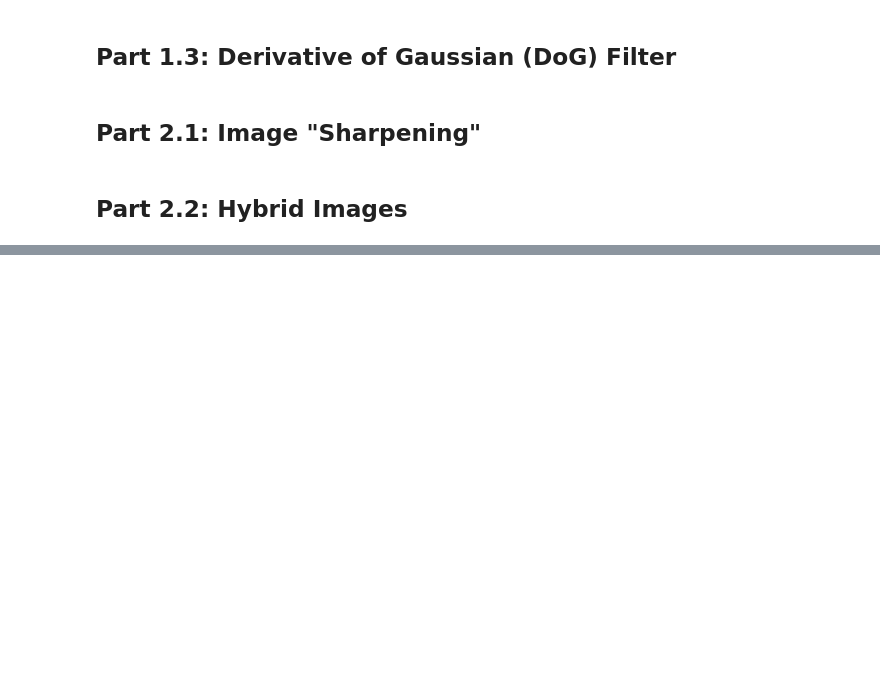
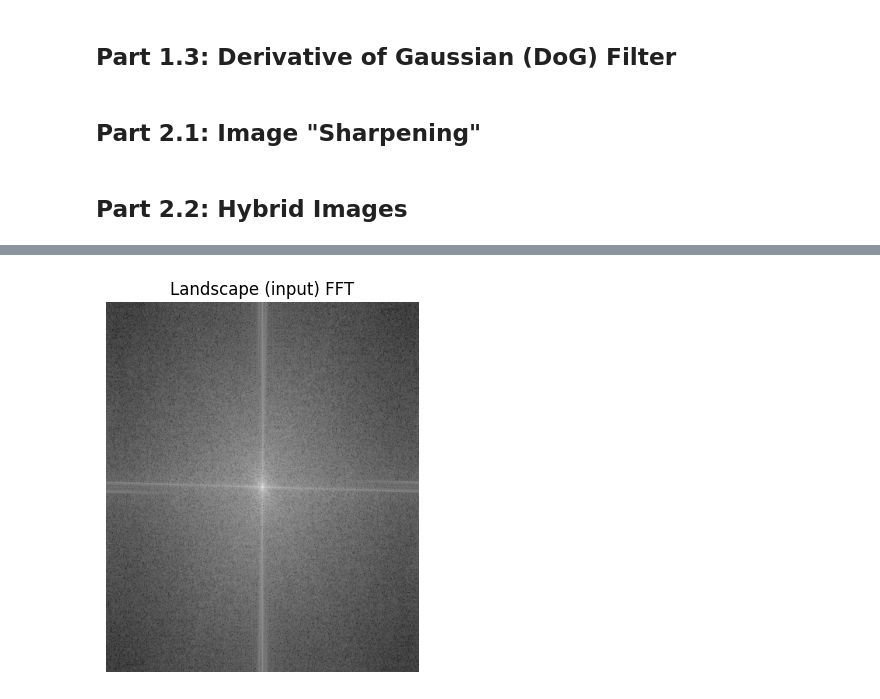
Before and after one commit to MERC13/cs180, a Jupyter notebook: proj2/main.ipynb, the cells around one changed output, grey strips where cells are left out. Saved outputs shown, nothing was run; the diff lists cells and outputs as text; code cells hidden in the pictures; blank space fills up the shorter version.

```diff
--- a/proj2/main.ipynb
+++ b/proj2/main.ipynb
@@ -180,17 +180,23 @@ show_fit('Sonion Ring Unsharp', im_sonion_ring_sharp)
 ## Part 2.2: Hybrid Images
 # %%
 # starter code
+import math
 import skimage.transform as sktr
 
 
 def get_points(im1: np.ndarray, im2: np.ndarray) -> tuple:
+    ip = get_ipython()
+    if ip is not None:
+        ip.run_line_magic('matplotlib', 'tk')
     print('Please select 2 points in each image for alignment.')
-    plt.imshow(im1)
+    plt.imshow(im1, cmap='gray')
     p1, p2 = plt.ginput(2)
     plt.close()
-    plt.imshow(im2)
+    plt.imshow(im2, cmap='gray')
     p3, p4 = plt.ginput(2)
     plt.close()
+    if ip is not None:
+        ip.run_line_magic('matplotlib', 'inline')
     return (p1, p2, p3, p4)
 
 
@@ -202,7 +208,7 @@ def recenter(im: np.ndarray, r: float, c: float) -> np.ndarray:
                  (0 if c > (C-1)/2 else cpad, 0 if c < (C-1)/2 else cpad)]
     if im.ndim == 3:
         pad_width.append((0, 0))
-    return np.pad(im, pad_width, 'constant')
+    return np.pad(im, pad_width, mode='constant', constant_values=1.0)
 
 
 def find_centers(p1: tuple, p2: tuple) -> tuple:
@@ -240,7 +246,7 @@ def rotate_im1(im1: np.ndarray, pts: tuple) -> tuple:
     theta1 = math.atan2(-(p2[1] - p1[1]), (p2[0] - p1[0]))
     theta2 = math.atan2(-(p4[1] - p3[1]), (p4[0] - p3[0]))
     dtheta = theta2 - theta1
-    im1 = sktr.rotate(im1, dtheta*180/np.pi)
+    im1 = sktr.rotate(im1, dtheta*180/np.pi, mode='constant', cval=1.0)
     return im1, dtheta
 
 
@@ -268,23 +274,63 @@ def align_images(im1: np.ndarray, im2: np.ndarray) -> tuple:
     im1, im2 = match_img_size(im1, im2)
     return im1, im2
 # %%
-# First load images
+def hybrid_image(im1: np.ndarray, im2: np.ndarray, sigma1: float, sigma2: float):
+    g1 = cv2.getGaussianKernel(ksize=9, sigma=sigma1)
+    g2 = cv2.getGaussianKernel(ksize=9, sigma=sigma2)
 
-# high sf
-im1 = plt.imread('./DerekPicture.jpg') / 255.
+    # Low-pass filter im1
+    low_pass_im1 = cv2.filter2D(im1, -1, g1 @ g1.T)
 
-# low sf
-im2 = plt.imread('./nutmeg.jpg') / 255.
+    # High-pass filter im2
+    low_pass_im2 = cv2.filter2D(im2, -1, g2 @ g2.T)
+    high_pass_im2 = im2 - low_pass_im2
 
-# Next align images (this code is provided, but may be improved)
+    # Combine the two images to create the hybrid image
+    hybrid = low_pass_im1 + high_pass_im2
+
+    # Clip values to [0, 1] range
+    hybrid = np.clip(hybrid, 0, 1)
+
+    return hybrid, low_pass_im1, high_pass_im2
+
+im1 = cv2.imread('data/speed_smile.jpg', cv2.IMREAD_GRAYSCALE).astype(np.float64) / 255.
+im2 = cv2.imread('data/speed.jpg', cv2.IMREAD_GRAYSCALE).astype(np.float64) / 255.
+
 im1_aligned, im2_aligned = align_images(im1, im2)
 
-## You will provide the code below. Sigma1 and sigma2 are arbitrary
-## cutoff values for the high and low frequencies
+sigma1 = 25.0
+sigma2 = 35.0
+hybrid, _, _ = hybrid_image(im2_aligned, im1_aligned, sigma1, sigma2)
 
-sigma1 = ...
-sigma2 = ...
-hybrid = hybrid_image(im1, im2, sigma1, sigma2)
+cv2.imshow('hybrid', hybrid)
+cv2.waitKey(0)
+cv2.destroyAllWindows()
 
-plt.imshow(hybrid)
-plt.show()
+im1 = cv2.imread('data/landscape.jpg', cv2.IMREAD_GRAYSCALE).astype(np.float64) / 255.
+im2 = cv2.imread('data/josh.jpg', cv2.IMREAD_GRAYSCALE).astype(np.float64) / 255.
+
+im1_aligned, im2_aligned = align_images(im1, im2)
+
+sigma1 = 35.0
+sigma2 = 5.0
+hybrid, low_pass_im1, high_pass_im2 = hybrid_image(im2_aligned, im1_aligned, sigma1, sigma2)
+
+cv2.imshow('hybrid', hybrid)
+cv2.waitKey(0)
+cv2.destroyAllWindows()
+
+def show_fft(im: np.ndarray, title: str) -> None:
+    """Display the log-magnitude 2D FFT of a grayscale image."""
+    spectrum = np.log(np.abs(np.fft.fftshift(np.fft.fft2(im))) + 1e-8)
+    plt.figure()
+    plt.imshow(spectrum, cmap='gray')
+    plt.title(title)
+    plt.axis('off')
+    plt.show()
+
+show_fft(im1_aligned, 'Landscape (input) FFT')
+show_fft(im2_aligned, 'Josh (input) FFT')
+show_fft(low_pass_im1, 'Low-passed Josh FFT')
+show_fft(high_pass_im2, 'High-passed Landscape FFT')
+show_fft(hybrid, 'Hybrid FFT')
+# %% [output]
@@ -290,0 +339 @@ plt.show()
+[figure, added]
```
Also changed, not shown: parts of 2 cells of this notebook.
